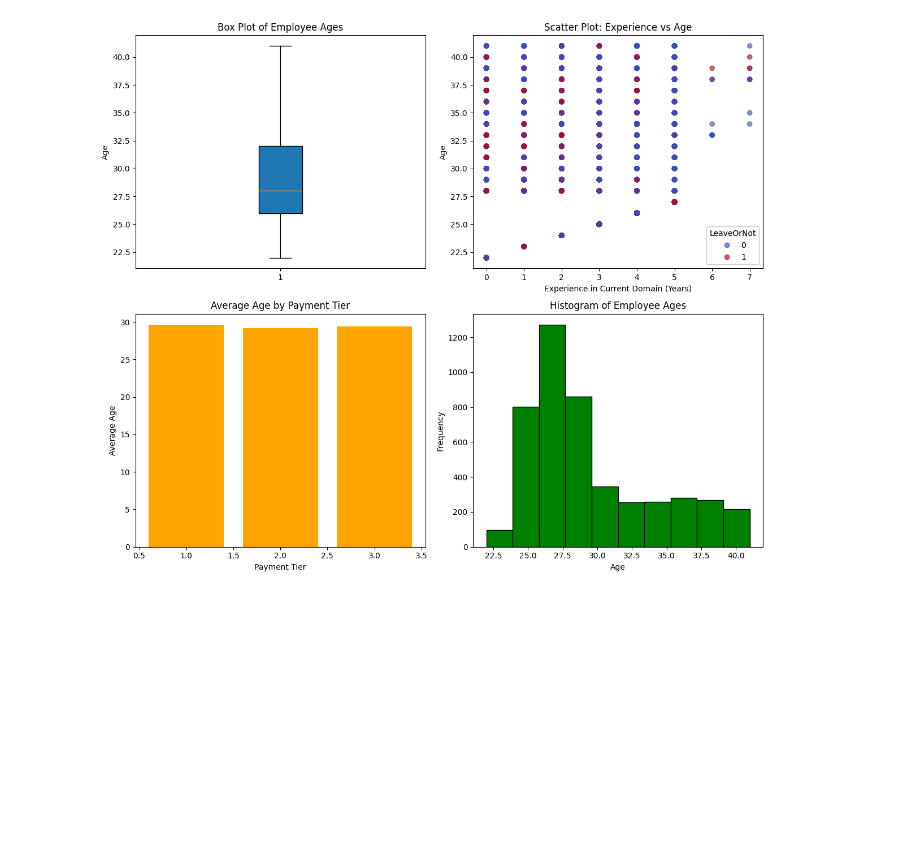
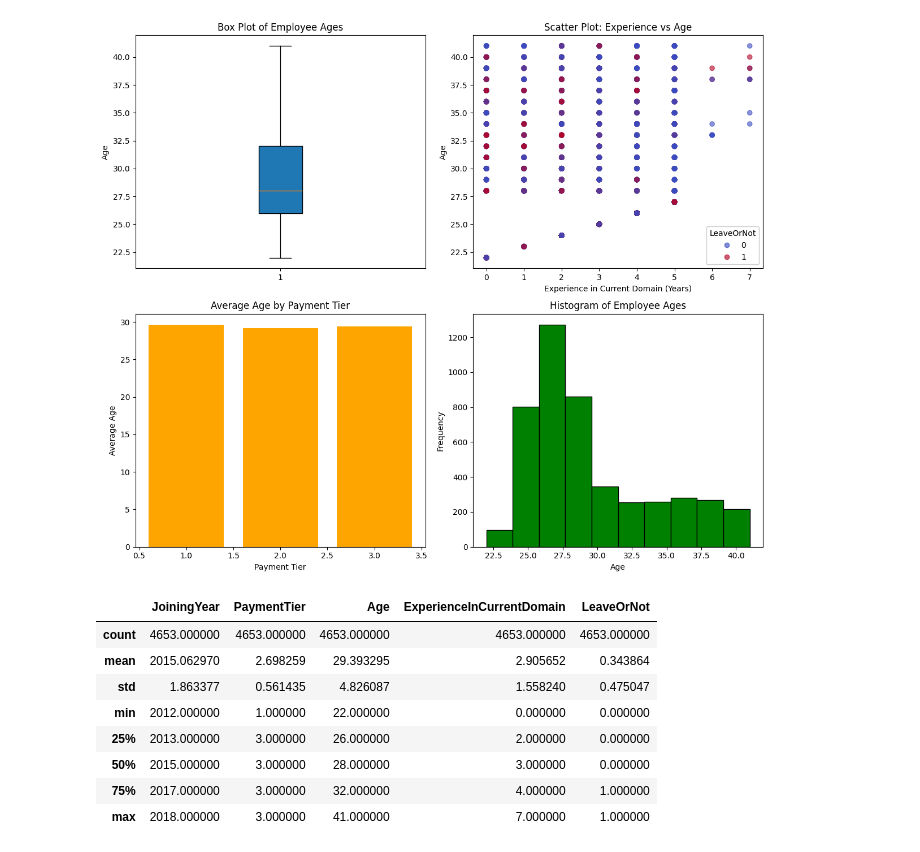
Before and after one commit to prateek14062005/Jack, a Jupyter notebook: AI_prateek_.ipynb, the cells around one changed output. Saved outputs shown, nothing was run; the diff lists cells and outputs as text; code cells hidden in the pictures; blank space fills up the shorter version.

```diff
--- a/AI_prateek_.ipynb
+++ b/AI_prateek_.ipynb
@@ -2436,3 +2436,21 @@ plt.tight_layout()
 plt.show()
 # %% [output]
 [figure]
+# %%
+import pandas as pd
+import matplotlib.pyplot as plt
+
+df = pd.read_csv("/content/Employee.csv")
+
+df
+df.describe()
+# %% [output]
+|  | JoiningYear | PaymentTier | Age | ExperienceInCurrentDomain | LeaveOrNot |
+| count | 4653.000000 | 4653.000000 | 4653.000000 | 4653.000000 | 4653.000000 |
+| mean | 2015.062970 | 2.698259 | 29.393295 | 2.905652 | 0.343864 |
+| std | 1.863377 | 0.561435 | 4.826087 | 1.558240 | 0.475047 |
+| min | 2012.000000 | 1.000000 | 22.000000 | 0.000000 | 0.000000 |
+| 25% | 2013.000000 | 3.000000 | 26.000000 | 2.000000 | 0.000000 |
+| 50% | 2015.000000 | 3.000000 | 28.000000 | 3.000000 | 0.000000 |
+| 75% | 2017.000000 | 3.000000 | 32.000000 | 4.000000 | 1.000000 |
+| max | 2018.000000 | 3.000000 | 41.000000 | 7.000000 | 1.000000 |
```
Also changed, not shown: parts of 4 cells of this notebook.
